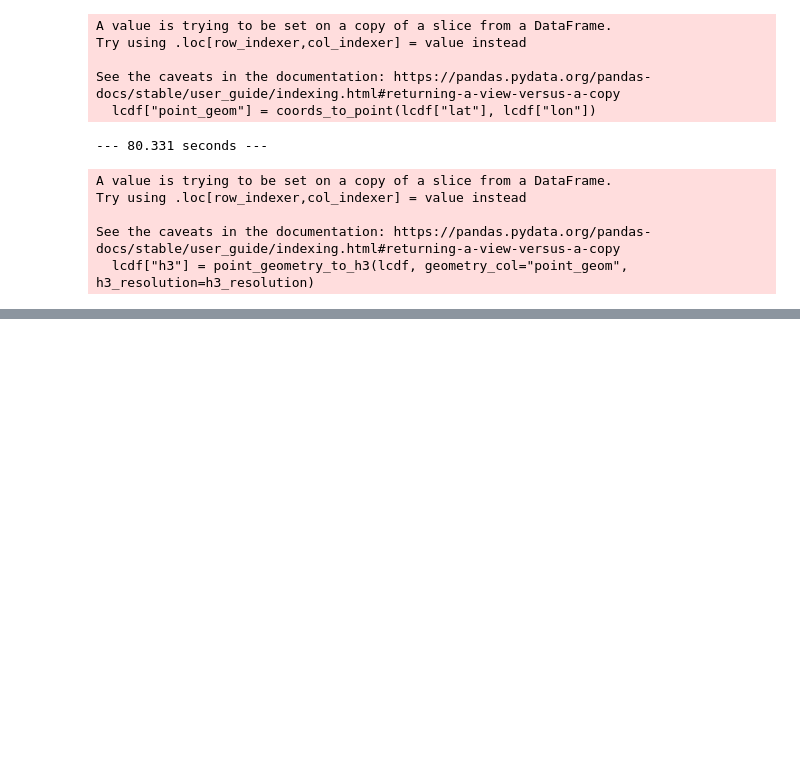
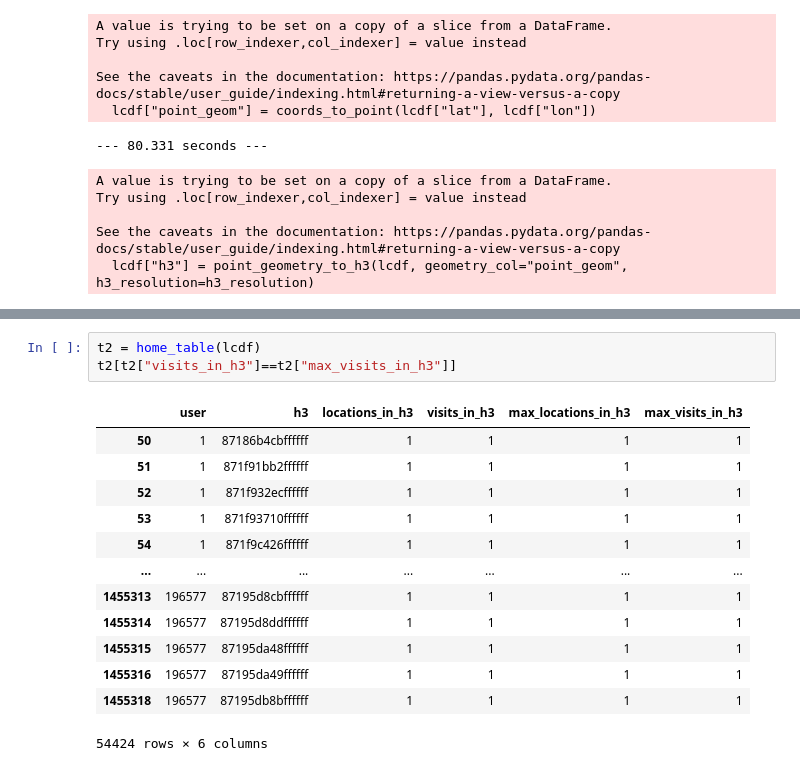
Before and after one commit to sandorjuhasz/gowalla_spatial_network, a Jupyter notebook: code/01_data_exploration.ipynb, the cells around one changed output, grey strips where cells are left out. Saved outputs shown, nothing was run; the diff lists cells and outputs as text; blank space fills up the shorter version.

```diff
--- a/code/01_data_exploration.ipynb
+++ b/code/01_data_exploration.ipynb
@@ -141,0 +183,17 @@ h3_selection
+# %%
+t2 = home_table(lcdf)
+t2[t2["visits_in_h3"]==t2["max_visits_in_h3"]]
+# %% [output]
+|  | user | h3 | locations_in_h3 | visits_in_h3 | max_locations_in_h3 | max_visits_in_h3 |
+| 50 | 1 | 87186b4cbffffff | 1 | 1 | 1 | 1 |
+| 51 | 1 | 871f91bb2ffffff | 1 | 1 | 1 | 1 |
+| 52 | 1 | 871f932ecffffff | 1 | 1 | 1 | 1 |
+| 53 | 1 | 871f93710ffffff | 1 | 1 | 1 | 1 |
+| 54 | 1 | 871f9c426ffffff | 1 | 1 | 1 | 1 |
+| ... | ... | ... | ... | ... | ... | ... |
+| 1455313 | 196577 | 87195d8cbffffff | 1 | 1 | 1 | 1 |
+| 1455314 | 196577 | 87195d8ddffffff | 1 | 1 | 1 | 1 |
+| 1455315 | 196577 | 87195da48ffffff | 1 | 1 | 1 | 1 |
+| 1455316 | 196577 | 87195da49ffffff | 1 | 1 | 1 | 1 |
+| 1455318 | 196577 | 87195db8bffffff | 1 | 1 | 1 | 1 |
+54424 rows × 6 columns
```
Also changed, not shown: parts of 6 cells of this notebook.
